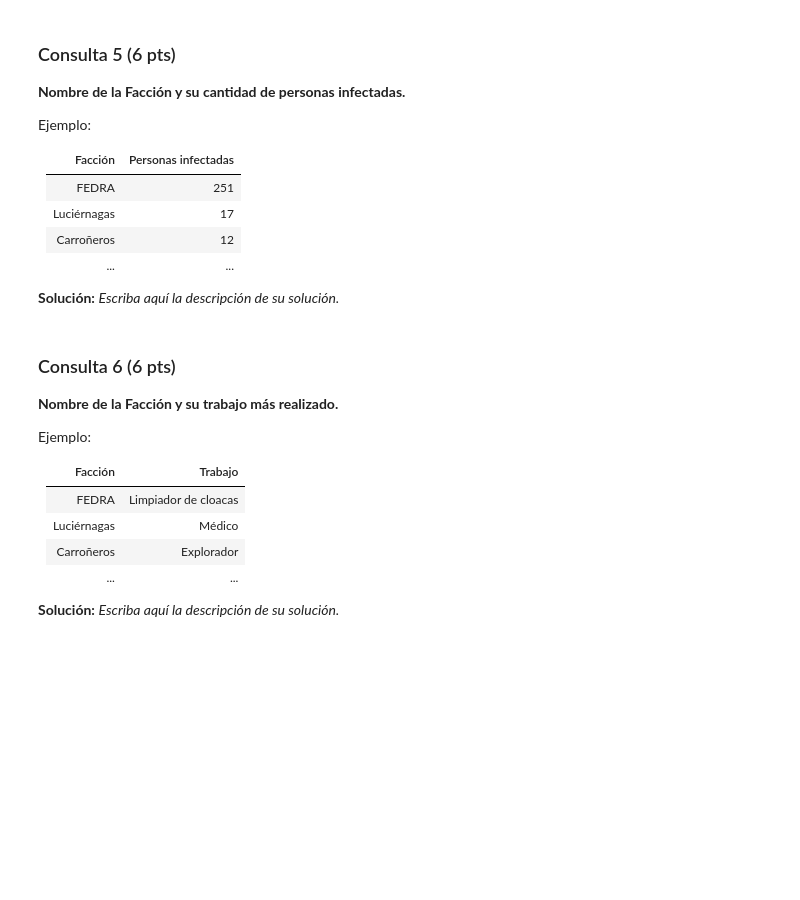
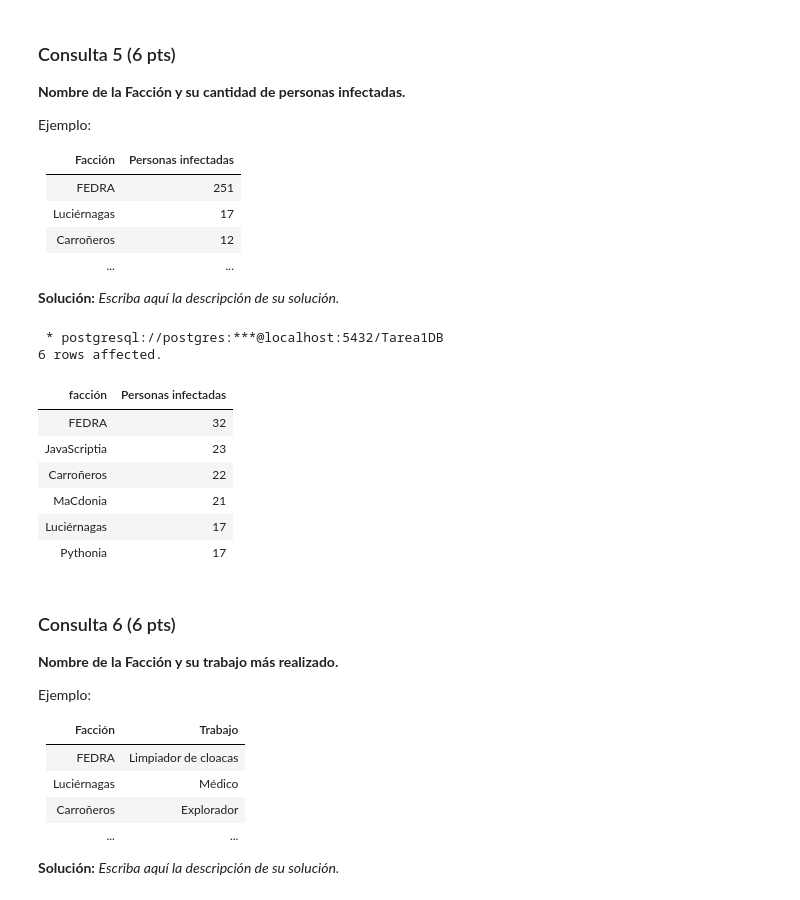
Before and after one commit to Kaleto13/Tarea_DB, a Jupyter notebook: Tarea1DB.ipynb, the cells around one changed output. Drawn from its saved outputs; the diff is of its cells as text; code cells hidden in the pictures; blank space fills up the shorter version.

```diff
--- a/Tarea1DB.ipynb
+++ b/Tarea1DB.ipynb
@@ -518,17 +519,27 @@ Ejemplo:
 # %%
 %%sql
 
 SELECT
     facciones.nombre AS Facción, COUNT(*) AS "Personas infectadas"
 FROM
-    personas INNER JOIN persona_pertenece_faccion ON personas.id = persona_pertenece_faccion.id_persona
-    INNER JOIN facciones ON persona_pertenece_faccion.id_faccion = facciones.id
+    personas JOIN persona_pertenece_faccion ON personas.id = persona_pertenece_faccion.id_persona
+    JOIN facciones ON persona_pertenece_faccion.id_faccion = facciones.id
 WHERE
-    personas.infectado = TRUE
+    personas.infectado = true
 GROUP BY
     facciones.nombre
 ORDER BY
     COUNT(*) DESC;
+# %% [output]
+ * postgresql://postgres:***@localhost:5432/Tarea1DB
+6 rows affected.
+| facción | Personas infectadas |
+| FEDRA | 32 |
+| JavaScriptia | 23 |
+| Carroñeros | 22 |
+| MaCdonia | 21 |
+| Luciérnagas | 17 |
+| Pythonia | 17 |
 # %% [markdown]
 ### Consulta 6 (6 pts)
 **Nombre de la Facción y su trabajo más realizado.**
```
Also changed, not shown: parts of 3 cells of this notebook.
